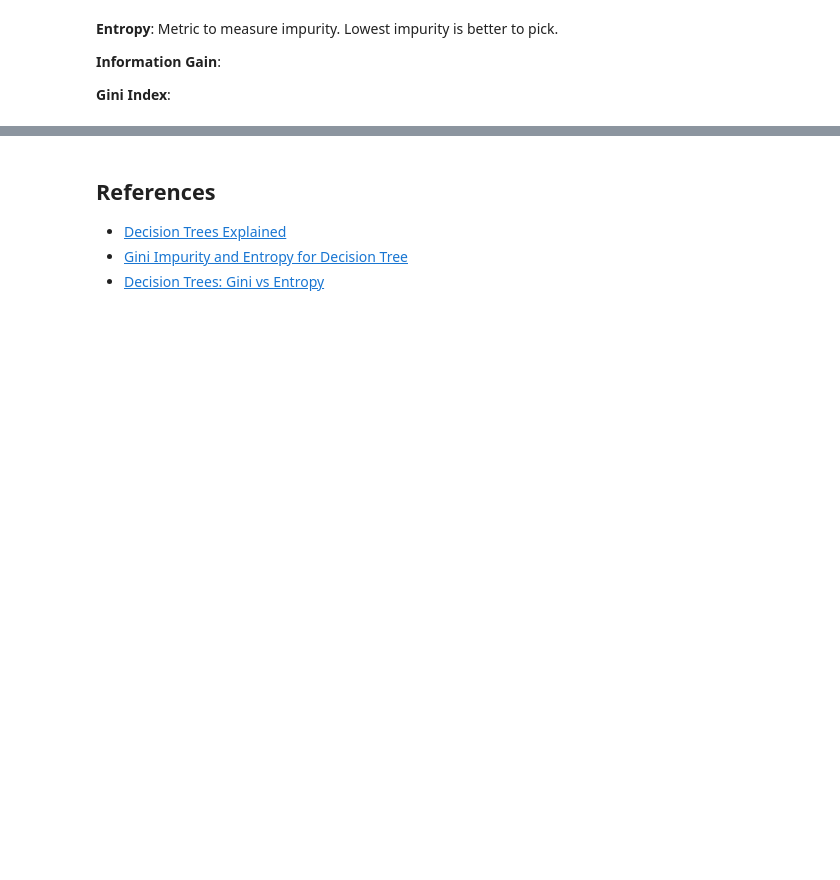
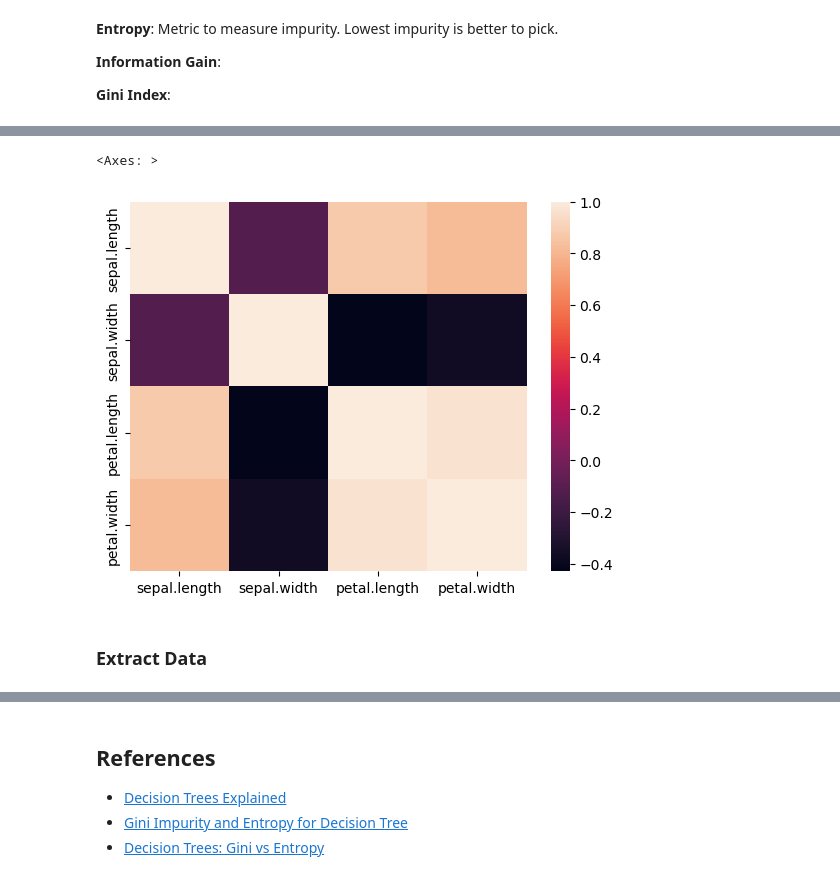
Before and after one commit to bc913/ai_ml_notes, a Jupyter notebook: jupyter/decision_tree.ipynb, the cells around one changed output, grey strips where cells are left out. Drawn from its saved outputs; the diff is of its cells as text; code cells hidden in the pictures; blank space fills up the shorter version.

```diff
--- a/jupyter/decision_tree.ipynb
+++ b/jupyter/decision_tree.ipynb
@@ -20,0 +74,8 @@ There are different methodologies to determine how and where to split the tree.
+# %%
+# Correlation matrix
+sns.heatmap(iris_data.drop('species', axis=1).corr())
+# %% [output]
+<Axes: >
+[figure, added]
+# %% [markdown]
+### Extract Data
```
Also changed, not shown: parts of 26 cells of this notebook.
